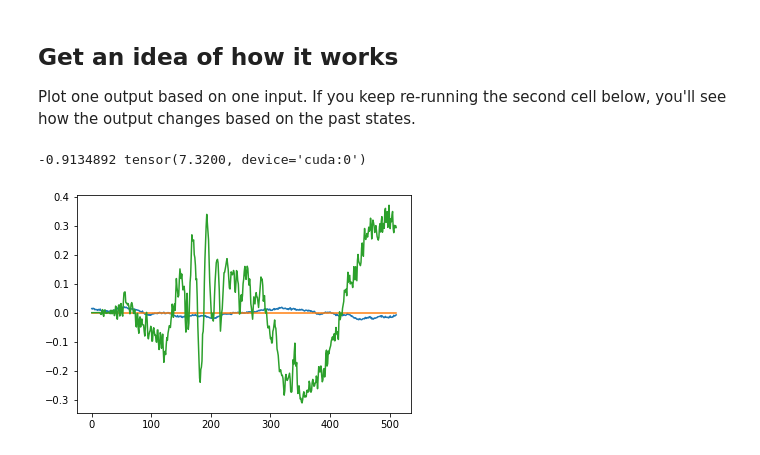
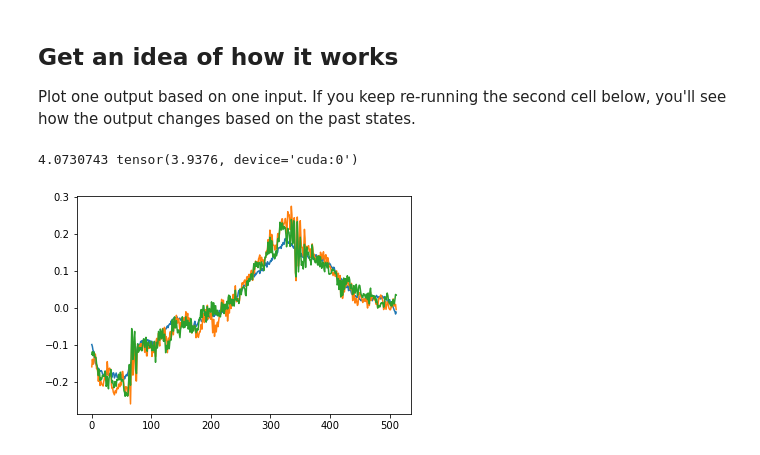
Before and after one commit to tomgrek/pyphonic, a Jupyter notebook: examples/Universal Plugin Emulator.ipynb, the cells around one changed output. Cells and saved outputs as stored; diff of their text form; code cells hidden in the pictures.

```diff
--- a/examples/Universal Plugin Emulator.ipynb
+++ b/examples/Universal Plugin Emulator.ipynb
@@ -75,12 +75,16 @@ class PositionalEncoding(nn.Module):
         div_term = torch.exp(torch.arange(0, d_model, 2).float() * (-math.log(10000.0) / d_model))
         pe[:, 0::2] = torch.sin(position * div_term)
         pe[:, 1::2] = torch.cos(position * div_term)
-        pe = pe.unsqueeze(0)
-        self.register_buffer('pe', pe)
+        self.lpe = pe.unsqueeze(0)
+        self.lpe = nn.Parameter(self.lpe)
 
     def forward(self, x):
-        x = x + self.pe[:x.size(1), :]
+        x = x + self.lpe[:x.size(1), :]
         return self.dropout(x)
+
+def actfn(x):
+    # bipolar sigmoid
+    return (1 - torch.exp(-x)) / (1 + torch.exp(-x))
 
 class Net (torch.nn.Module):
     def __init__(self, block_size=512, num_prev_states=50):
@@ -92,7 +96,7 @@ class Net (torch.nn.Module):
         self.l0 = nn.Linear(self.block_size, self.block_size, bias=False).cuda()
         self.l1 = nn.Linear(self.block_size, self.block_size, bias=False).cuda()
 
-        self.pe = PositionalEncoding(512, dropout=0., max_len=self.num_prev_states).cuda()
+        self.pe = PositionalEncoding(self.block_size, dropout=0., max_len=self.num_prev_states).cuda()
 
         self.q_layer = nn.Linear(self.block_size, self.block_size, bias=True).cuda()
         self.k_layer = nn.Linear(self.block_size, self.block_size, bias=True).cuda()
@@ -100,10 +104,6 @@ class Net (torch.nn.Module):
 
         self.attn = nn.MultiheadAttention(self.block_size, self.block_size, bias=True)
         self.attn_out = nn.Linear(self.block_size, self.block_size, bias=True).cuda()
-        self.attn_project = nn.Linear(self.num_prev_states, 1, bias=True).cuda()
-
-        self.norm1 = nn.LayerNorm((self.num_prev_states, self.block_size)).cuda()
-        self.norm2 = nn.LayerNorm((self.block_size)).cuda()
 
         self.residual_layer = nn.Linear(self.block_size, self.block_size, bias=True).cuda()
         self.final_layer = nn.Linear(self.block_size, self.block_size, bias=True).cuda()
@@ -116,18 +116,17 @@ class Net (torch.nn.Module):
     def forward(self, x):
         bs = x.size(0)
 
-        x = torch.atan(self.l0(x.transpose(2,1)))
-        x = nn.functional.elu(self.l1(x))
+        x = actfn(self.l0(x.transpose(2,1)))
+        x = actfn(self.l1(x))
 
         orig_x = x.clone()
 
         self.past = torch.cat((self.past[:, 1:, :], x), dim=1)
         past = self.pe(self.past)
-        past = self.norm1(past)
 
-        q = torch.atan(self.q_layer(past))
-        k = torch.atan(self.k_layer(past))
-        v = torch.atan(self.v_layer(past))
+        q = actfn(self.q_layer(past))
+        k = actfn(self.k_layer(past))
+        v = actfn(self.v_layer(past))
 
         q = q.transpose(1, 0) # (SEQ_LEN, BS, EMBED_DIM)
         k = k.transpose(1, 0)
@@ -135,18 +134,16 @@ class Net (torch.nn.Module):
 
         x, _ = self.attn(q, k, v)
 
-        x = self.attn_out(x)
-        x = x.permute(1, 2, 0)
-
-        x = torch.atan(self.attn_project(x)).transpose(2, 1)
+        x = actfn(self.attn_out(x))
+        x = x.transpose(1, 0)
 
         x = torch.matmul(F.softmax(self.attention_pool(x), dim=1).transpose(-1, -2), x).squeeze(-2)
 
         x = x.unsqueeze(-1)
 
-        x = x + torch.atan(self.residual_layer(orig_x)).transpose(2, 1)
+        x = x + self.residual_layer(orig_x).transpose(2, 1)
 
-        x = self.final_layer(x.transpose(2,1)).transpose(2,1)
+        x = self.final_layer(x.transpose(2,1)).transpose(2,1) # removed actfn
         return x
 # %% [markdown]
 ## Pre-Training
@@ -197,6 +194,5 @@ for i in range(50):
         loss.backward(retain_graph=False)
         optimizer.step()
         optimizer.zero_grad()
-        net.zero_grad()
     print(f"Epoch {i} avg loss: {epoch_loss / j}")
 # %% [output]
@@ -247,5 +238,4 @@ for i in range(30):
         loss.backward(retain_graph=False)
         optimizer.step()
         optimizer.zero_grad()
-        net.zero_grad()
     print(f"Epoch {i} avg loss: {epoch_loss / j}")
@@ -261,19 +248,19 @@ torch.save(net.state_dict(), "overdrive_reverb_net_1024_mono.bin")
 Plot one output based on one input. If you keep re-running the second cell below, you'll see how the output changes based on the past states.
 # %%
 net.init_hidden(1)
-idx = 0
+idx = 2
 x = torch.tensor(dataloader.dataset.x[idx]).view(-1, 1)
 target = torch.tensor(dataloader.dataset.target[idx]).view(-1, 1)
 # %%
 net.eval()
-x= torch.zeros_like(x) # Zero the current input here to check how it responds to past states (history) only
+#x= torch.zeros_like(x) # Zero the current input here to check how it responds to past states (history) only
 yhat = net(x.unsqueeze(0).cuda())
 out = yhat[0].detach().cpu().numpy()
 plt.plot(out)
 plt.plot(x.detach().cpu().numpy())
 plt.plot(target.detach().cpu().numpy())
 net.train();
 print(out.sum(), target.sum())
 # %% [output]
--0.9134892 tensor(7.3200, device='cuda:0')
+4.0730743 tensor(3.9376, device='cuda:0')
-[figure, old version]
+[figure, new version]
```
Also changed, not shown: parts of 7 cells of this notebook.
